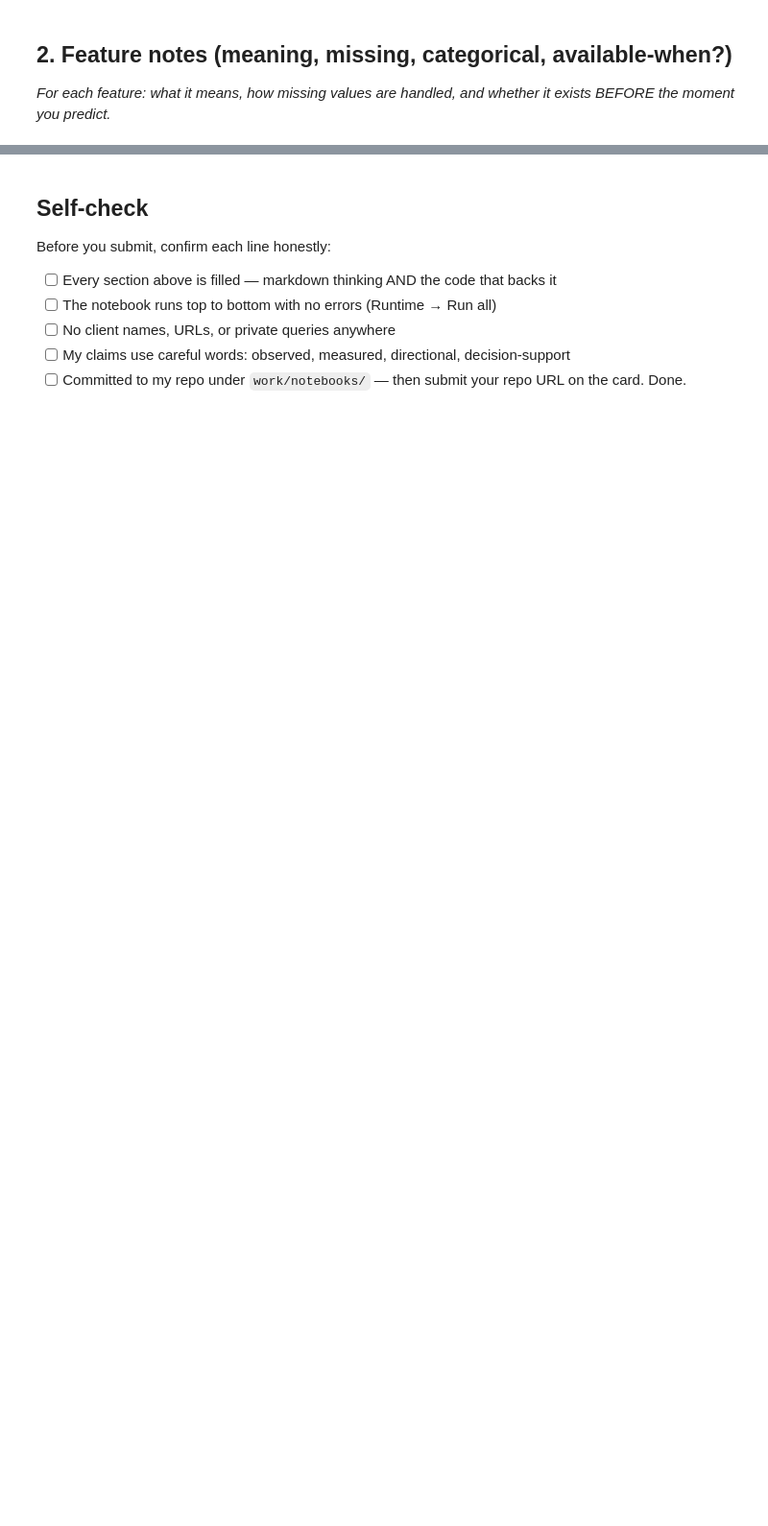
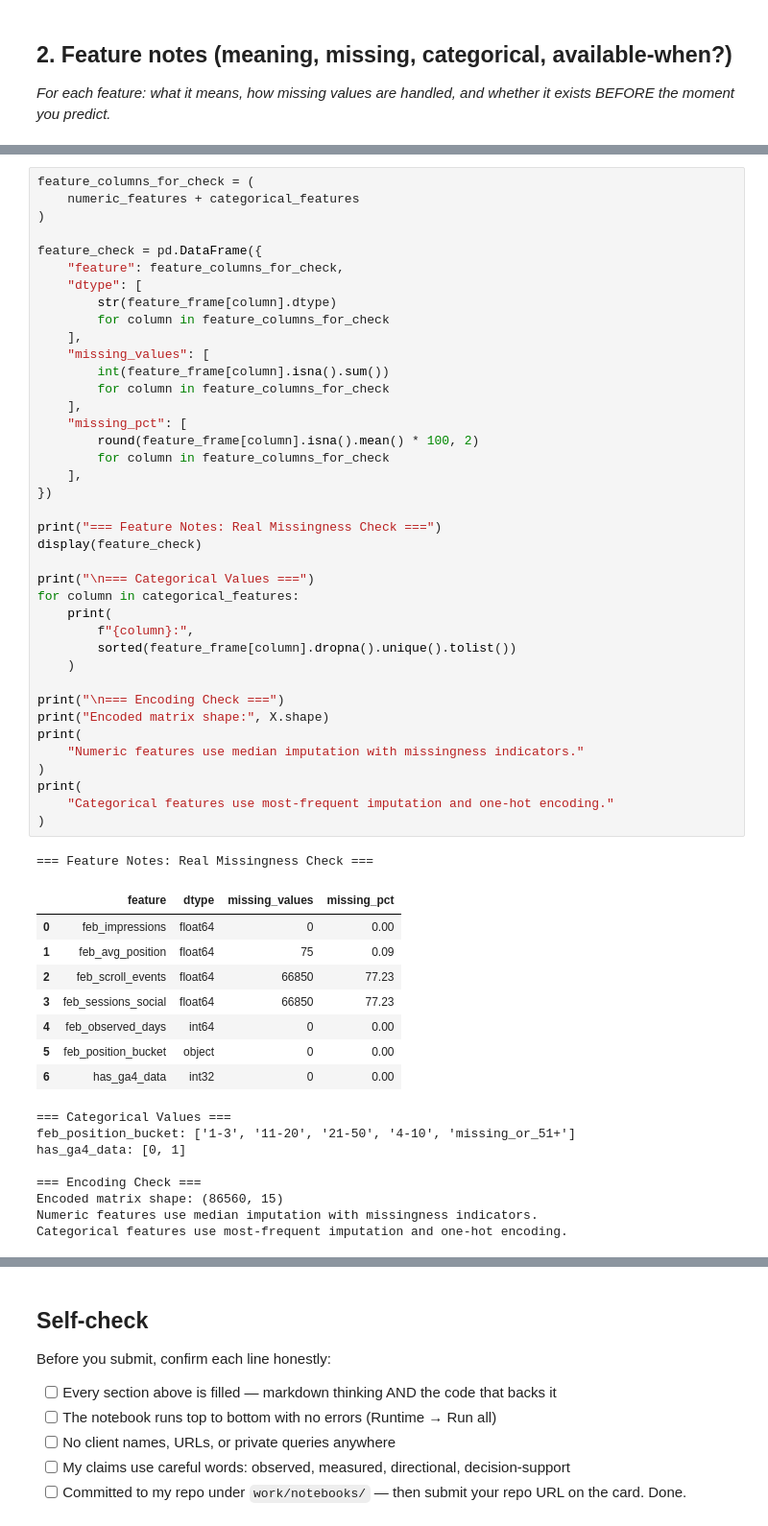
Before and after one commit to ramyaa-hegde/flyrank-ml-internship-tasks, a Jupyter notebook: work/notebooks/w03_feature_leakage_check.ipynb, the cells around one changed output, grey strips where cells are left out. Shown at 96% size. Drawn from its saved outputs; the diff is of its cells as text; blank space fills up the shorter version.

Commit message:
Complete ML-05 feature vector and leakage privacy check

```diff
--- a/work/notebooks/w03_feature_leakage_check.ipynb
+++ b/work/notebooks/w03_feature_leakage_check.ipynb
@@ -47,0 +209,57 @@ Exclusions Check: Private queries, URLs, and target-derived fields safely exclud
+# %%
+feature_columns_for_check = (
+    numeric_features + categorical_features
+)
+
+feature_check = pd.DataFrame({
+    "feature": feature_columns_for_check,
+    "dtype": [
+        str(feature_frame[column].dtype)
+        for column in feature_columns_for_check
+    ],
+    "missing_values": [
+        int(feature_frame[column].isna().sum())
+        for column in feature_columns_for_check
+    ],
+    "missing_pct": [
+        round(feature_frame[column].isna().mean() * 100, 2)
+        for column in feature_columns_for_check
+    ],
+})
+
+print("=== Feature Notes: Real Missingness Check ===")
+display(feature_check)
+
+print("\n=== Categorical Values ===")
+for column in categorical_features:
+    print(
+        f"{column}:",
+        sorted(feature_frame[column].dropna().unique().tolist())
+    )
+
+print("\n=== Encoding Check ===")
+print("Encoded matrix shape:", X.shape)
+print(
+    "Numeric features use median imputation with missingness indicators."
+)
+print(
+    "Categorical features use most-frequent imputation and one-hot encoding."
+)
+# %% [output]
+=== Feature Notes: Real Missingness Check ===
+|  | feature | dtype | missing_values | missing_pct |
+| 0 | feb_impressions | float64 | 0 | 0.00 |
+| 1 | feb_avg_position | float64 | 75 | 0.09 |
+| 2 | feb_scroll_events | float64 | 66850 | 77.23 |
+| 3 | feb_sessions_social | float64 | 66850 | 77.23 |
+| 4 | feb_observed_days | int64 | 0 | 0.00 |
+| 5 | feb_position_bucket | object | 0 | 0.00 |
+| 6 | has_ga4_data | int32 | 0 | 0.00 |
+=== Categorical Values ===
+feb_position_bucket: ['1-3', '11-20', '21-50', '4-10', 'missing_or_51+']
+has_ga4_data: [0, 1]
+
+=== Encoding Check ===
+Encoded matrix shape: (86560, 15)
+Numeric features use median imputation with missingness indicators.
+Categorical features use most-frequent imputation and one-hot encoding.
```
Also changed, not shown: parts of 12 cells of this notebook.
